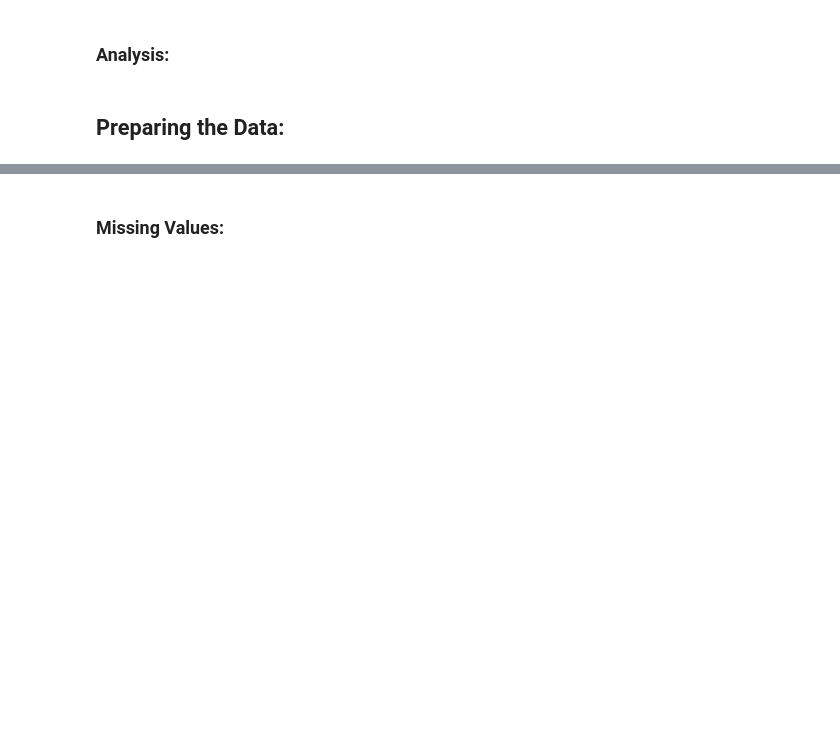
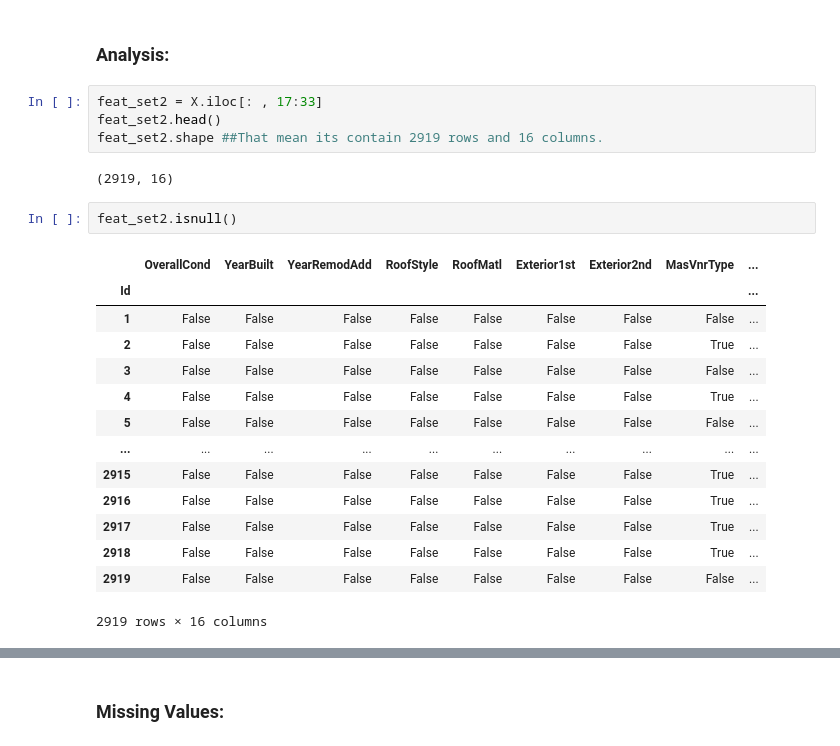
Before and after one commit to ziad-jradeh/House-Prices-Prediction, a Jupyter notebook: main.ipynb, the cells around one changed output, grey strips where cells are left out. Cells and saved outputs as stored; diff of their text form; blank space fills up the shorter version.

```diff
--- a/main.ipynb
+++ b/main.ipynb
@@ -148,5 +148,26 @@ feat_set4
  'SaleCondition']
 # %% [markdown]
 ### Analysis:
-# %% [markdown]
-## Preparing the Data:
+# %%
+feat_set2 = X.iloc[: , 17:33]
+feat_set2.head()
+feat_set2.shape ##That mean its contain 2919 rows and 16 columns.
+# %% [output]
+(2919, 16)
+# %%
+feat_set2.isnull()
+# %% [output]
+|  | OverallCond | YearBuilt | YearRemodAdd | RoofStyle | RoofMatl | Exterior1st | Exterior2nd | MasVnrType | ... |
+| Id |  |  |  |  |  |  |  |  | ... |
+| 1 | False | False | False | False | False | False | False | False | ... |
+| 2 | False | False | False | False | False | False | False | True | ... |
+| 3 | False | False | False | False | False | False | False | False | ... |
+| 4 | False | False | False | False | False | False | False | True | ... |
+| 5 | False | False | False | False | False | False | False | False | ... |
+| ... | ... | ... | ... | ... | ... | ... | ... | ... | ... |
+| 2915 | False | False | False | False | False | False | False | True | ... |
+| 2916 | False | False | False | False | False | False | False | True | ... |
+| 2917 | False | False | False | False | False | False | False | True | ... |
+| 2918 | False | False | False | False | False | False | False | True | ... |
+| 2919 | False | False | False | False | False | False | False | False | ... |
+2919 rows × 16 columns
```
Also changed, not shown: parts of 13 cells of this notebook.
